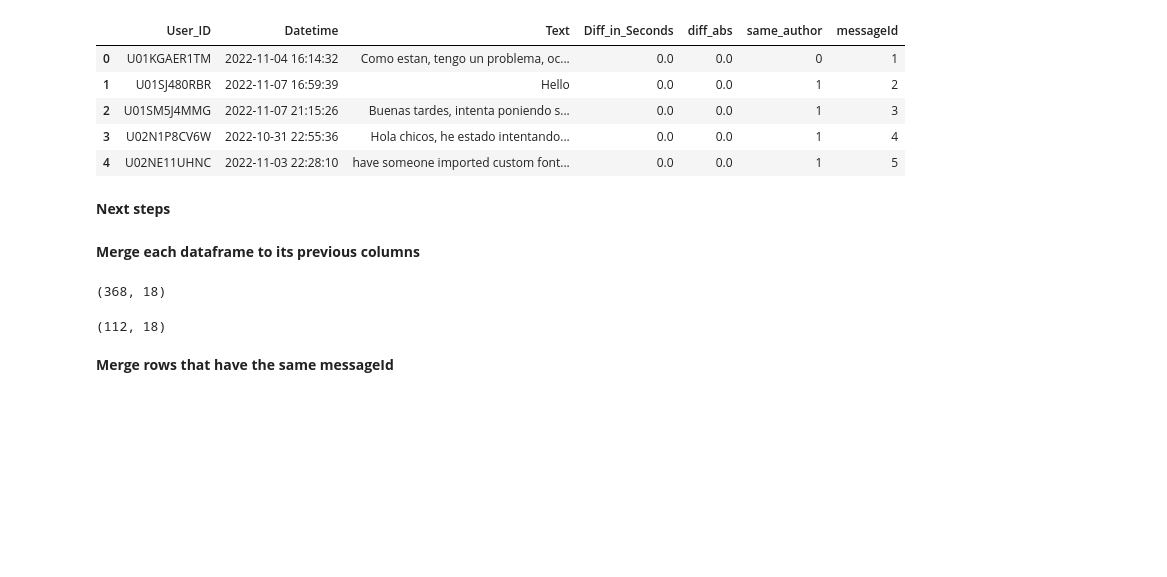
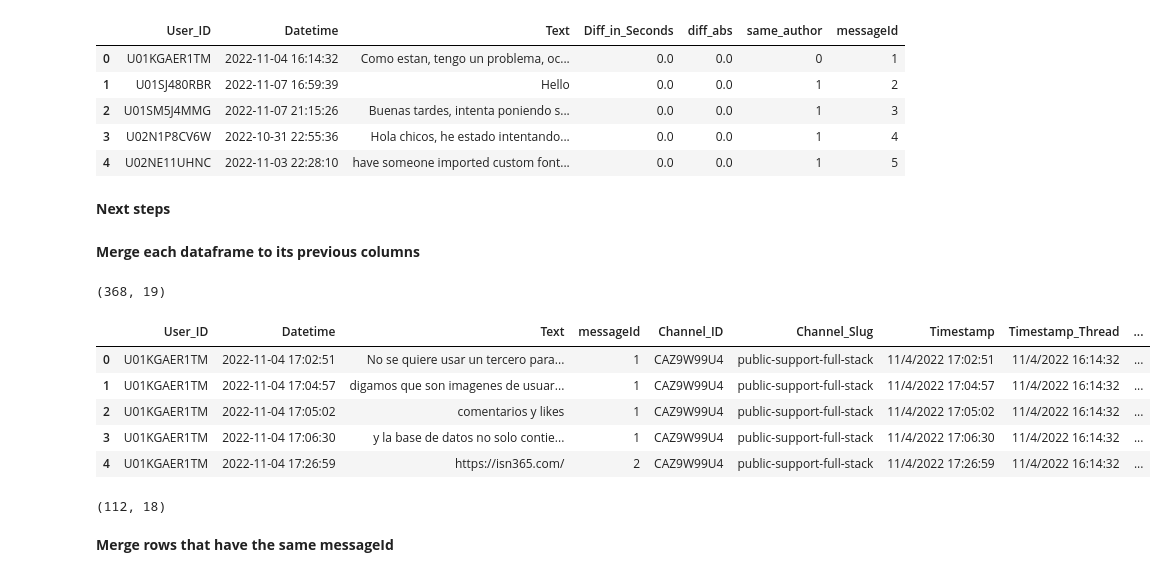
Before and after one commit to breatheco-de/dataflow-project-events, a Jupyter notebook: notebooks/draft_cleaning_notebook.ipynb, the cells around one changed output. Drawn from its saved outputs; the diff is of its cells as text; code cells hidden in the pictures; blank space fills up the shorter version.

```diff
--- a/notebooks/draft_cleaning_notebook.ipynb
+++ b/notebooks/draft_cleaning_notebook.ipynb
@@ -214,10 +214,21 @@ df3.head(5)
 # %%
 df2 = df2.merge(answers_df, how = 'left', left_on = ['User_ID', 'Datetime', 'Text'],
     right_on = ['User_ID', 'Datetime', 'Text']).drop(['Diff_in_Seconds','diff_abs','same_author','Text_raw'], axis=1)
+# %%
+df2['response_time'] = df2['Datetime'] - df2['Datetime_Thread']
 # %%
 df2.shape
 # %% [output]
-(368, 18)
+(368, 19)
+# %%
+df2.head()
+# %% [output]
+|  | User_ID | Datetime | Text | messageId | Channel_ID | Channel_Slug | Timestamp | Timestamp_Thread | ... |
+| 0 | U01KGAER1TM | 2022-11-04 17:02:51 | No se quiere usar un tercero para... | 1 | CAZ9W99U4 | public-support-full-stack | 11/4/2022 17:02:51 | 11/4/2022 16:14:32 | ... |
+| 1 | U01KGAER1TM | 2022-11-04 17:04:57 | digamos que son imagenes de usuar... | 1 | CAZ9W99U4 | public-support-full-stack | 11/4/2022 17:04:57 | 11/4/2022 16:14:32 | ... |
+| 2 | U01KGAER1TM | 2022-11-04 17:05:02 | comentarios y likes | 1 | CAZ9W99U4 | public-support-full-stack | 11/4/2022 17:05:02 | 11/4/2022 16:14:32 | ... |
+| 3 | U01KGAER1TM | 2022-11-04 17:06:30 | y la base de datos no solo contie... | 1 | CAZ9W99U4 | public-support-full-stack | 11/4/2022 17:06:30 | 11/4/2022 16:14:32 | ... |
+| 4 | U01KGAER1TM | 2022-11-04 17:26:59 | https://isn365.com/ | 2 | CAZ9W99U4 | public-support-full-stack | 11/4/2022 17:26:59 | 11/4/2022 16:14:32 | ... |
 # %%
 df3 = df3.merge(questions_df, how = 'left', left_on = ['User_ID', 'Datetime', 'Text'],
     right_on = ['User_ID', 'Datetime', 'Text']).drop(['Diff_in_Seconds','diff_abs','same_author','Text_raw'], axis=1)
```
Also changed, not shown: parts of 10 cells of this notebook.
